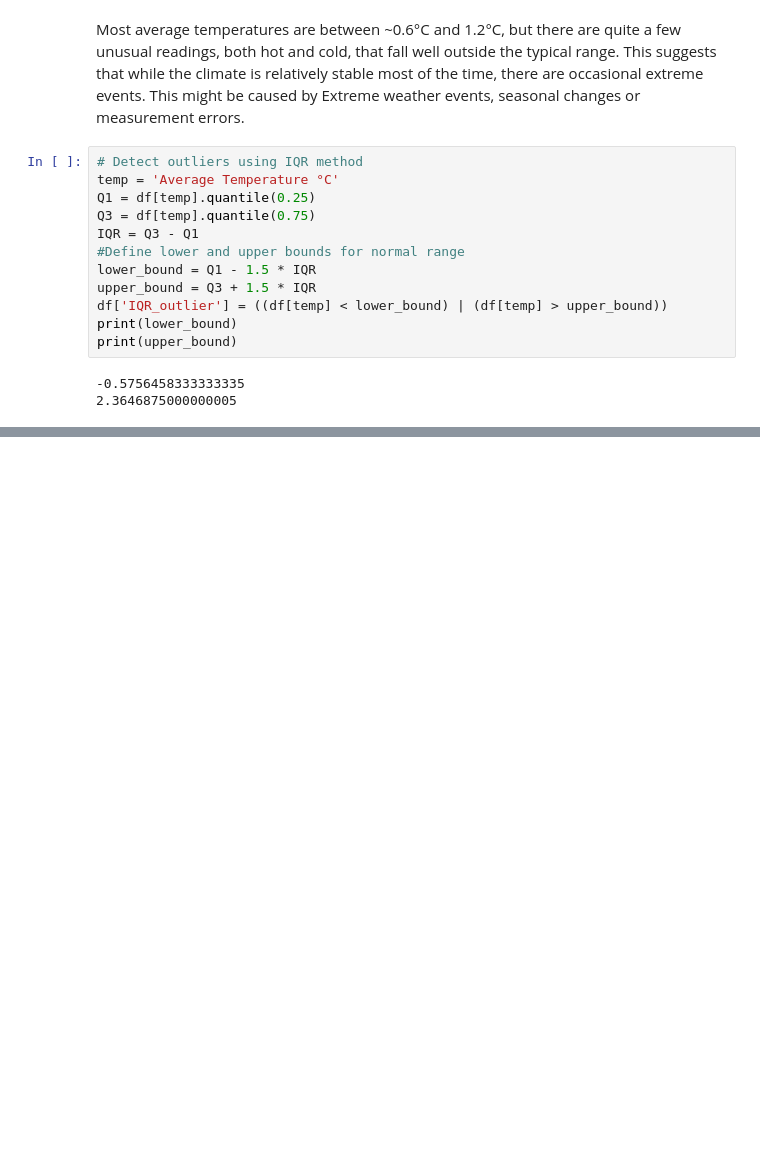
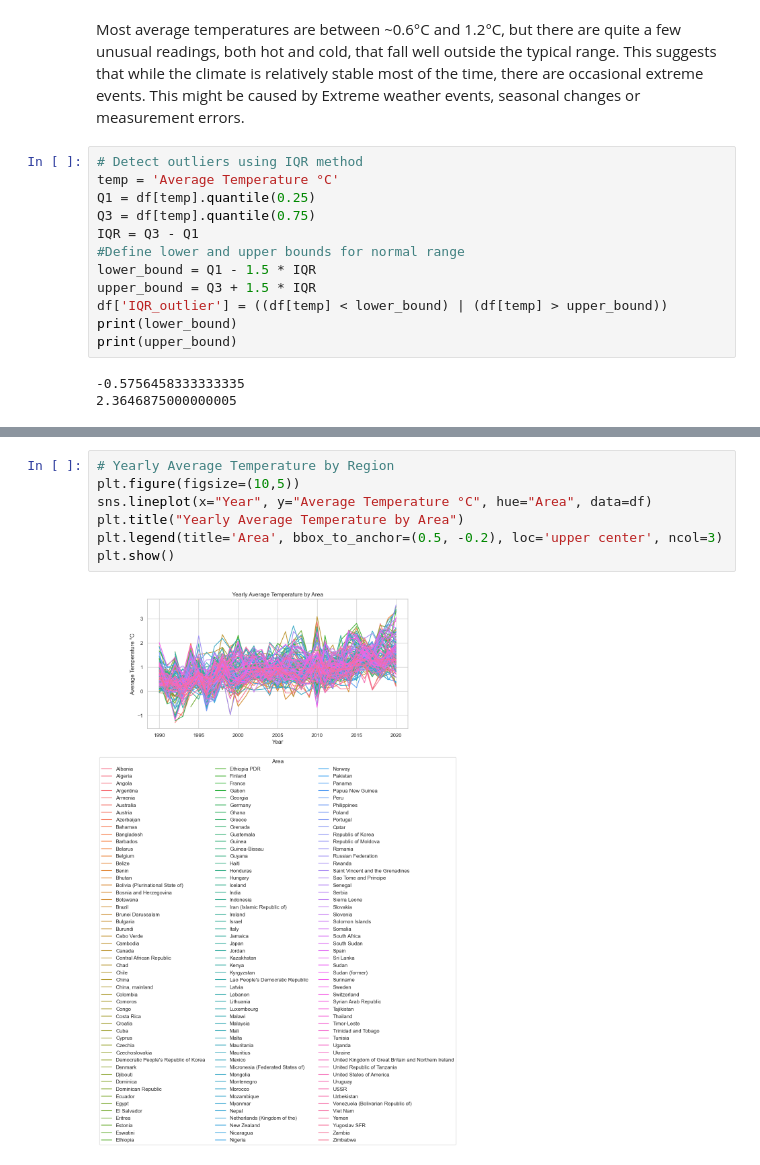
Before and after one commit to ThabangMmakola/2401PTDS_Regression_Project, a Jupyter notebook: Regression Project Thabang.ipynb, the cells around one changed output, grey strips where cells are left out. Drawn from its saved outputs; the diff is of its cells as text; blank space fills up the shorter version.

```diff
--- a/Regression Project Thabang.ipynb
+++ b/Regression Project Thabang.ipynb
@@ -209,0 +249,9 @@ KeyError: 'Likely_error'
+# %%
+# Yearly Average Temperature by Region
+plt.figure(figsize=(10,5))
+sns.lineplot(x="Year", y="Average Temperature °C", hue="Area", data=df)
+plt.title("Yearly Average Temperature by Area")
+plt.legend(title='Area', bbox_to_anchor=(0.5, -0.2), loc='upper center', ncol=3)
+plt.show()
+# %% [output]
+[figure, added]
```
Also changed, not shown: parts of 11 cells of this notebook.
